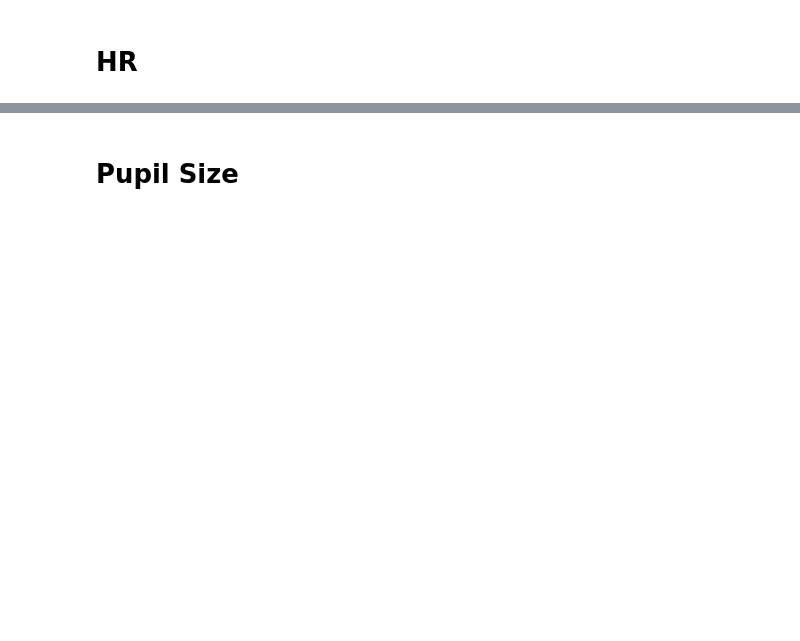
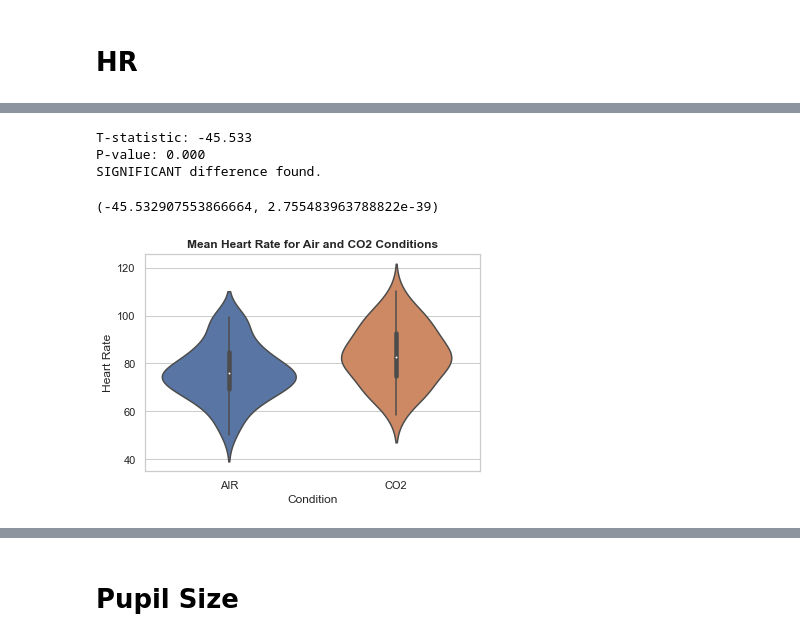
Before and after one commit to michalgnacek/co2-study, a Jupyter notebook: notebooks/3_statistics.ipynb, the cells around one changed output, grey strips where cells are left out. Drawn from its saved outputs; the diff is of its cells as text; code cells hidden in the pictures; blank space fills up the shorter version.

```diff
--- a/notebooks/3_statistics.ipynb
+++ b/notebooks/3_statistics.ipynb
@@ -115,5 +203,12 @@ Tests.normality_test_sw(hr_co2_segments['HeartRate_Average_mean'], 'CO2')
 # %%
-Tests.paired_t_test(hr_air_segments['HeartRate_Average_mean'],hr_co2_segments['HeartRate_Average_mean'])
+Tests.paired_t_test(hr_air_segments['HeartRate_Average_mean'],hr_co2_segments['PPG_Rate_Mean'])
+# %% [output]
+T-statistic: -45.533
+P-value: 0.000
+SIGNIFICANT difference found.
+(-45.532907553866664, 2.755483963788822e-39)
 # %%
-plot_segment_violin(hr_data_segments, 'HeartRate_Average_mean', 'Mean Heart Rate for Air and CO2 Conditions', 'Condition', 'Heart Rate',
+plot_segment_violin(hr_data_segments, 'PPG_Rate_Mean', 'Mean Heart Rate for Air and CO2 Conditions', 'Condition', 'Heart Rate',
                     notebook_temp_dir)
+# %% [output]
+[figure, added]
```
Also changed, not shown: parts of 30 cells of this notebook, 2 other files.
